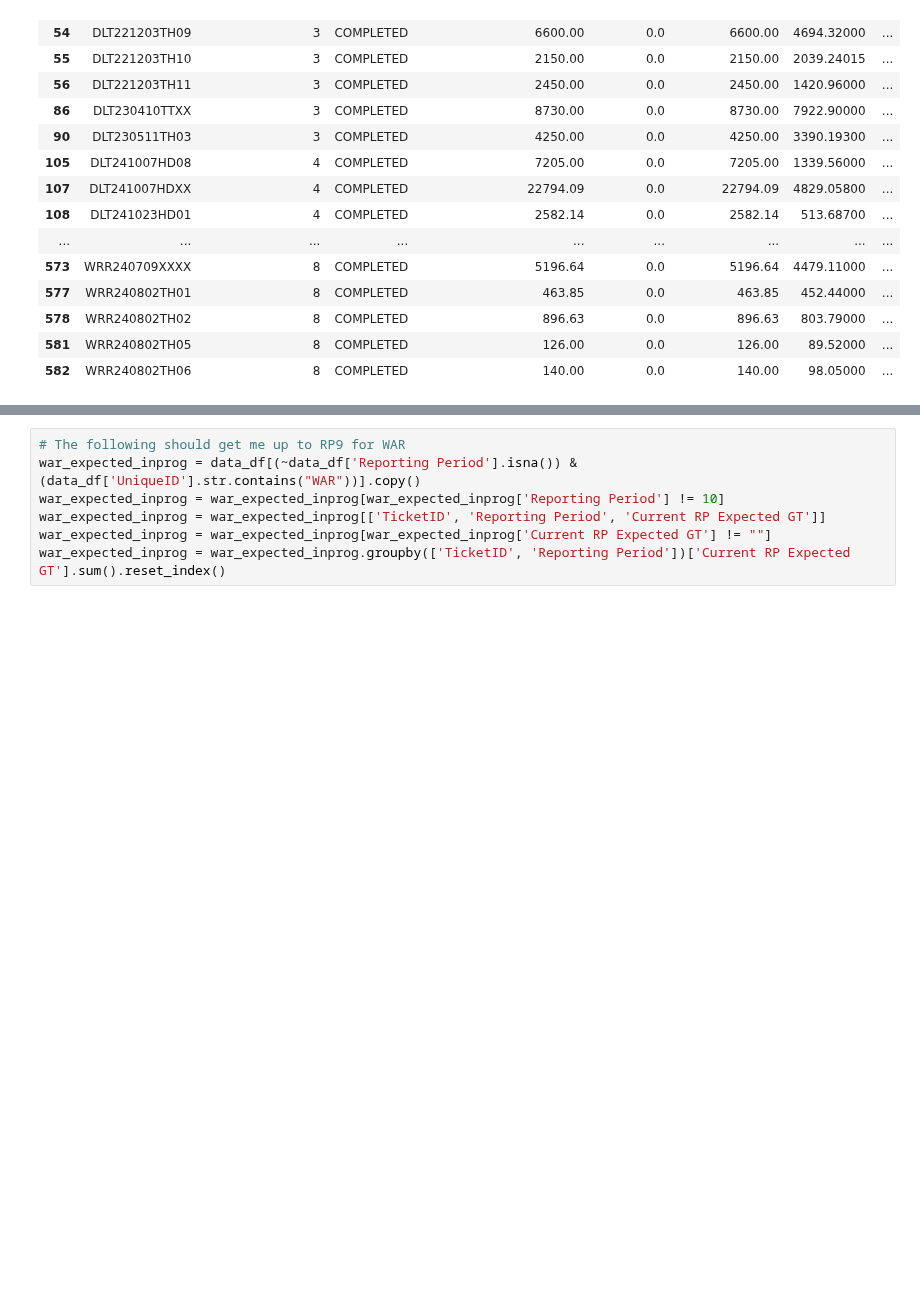
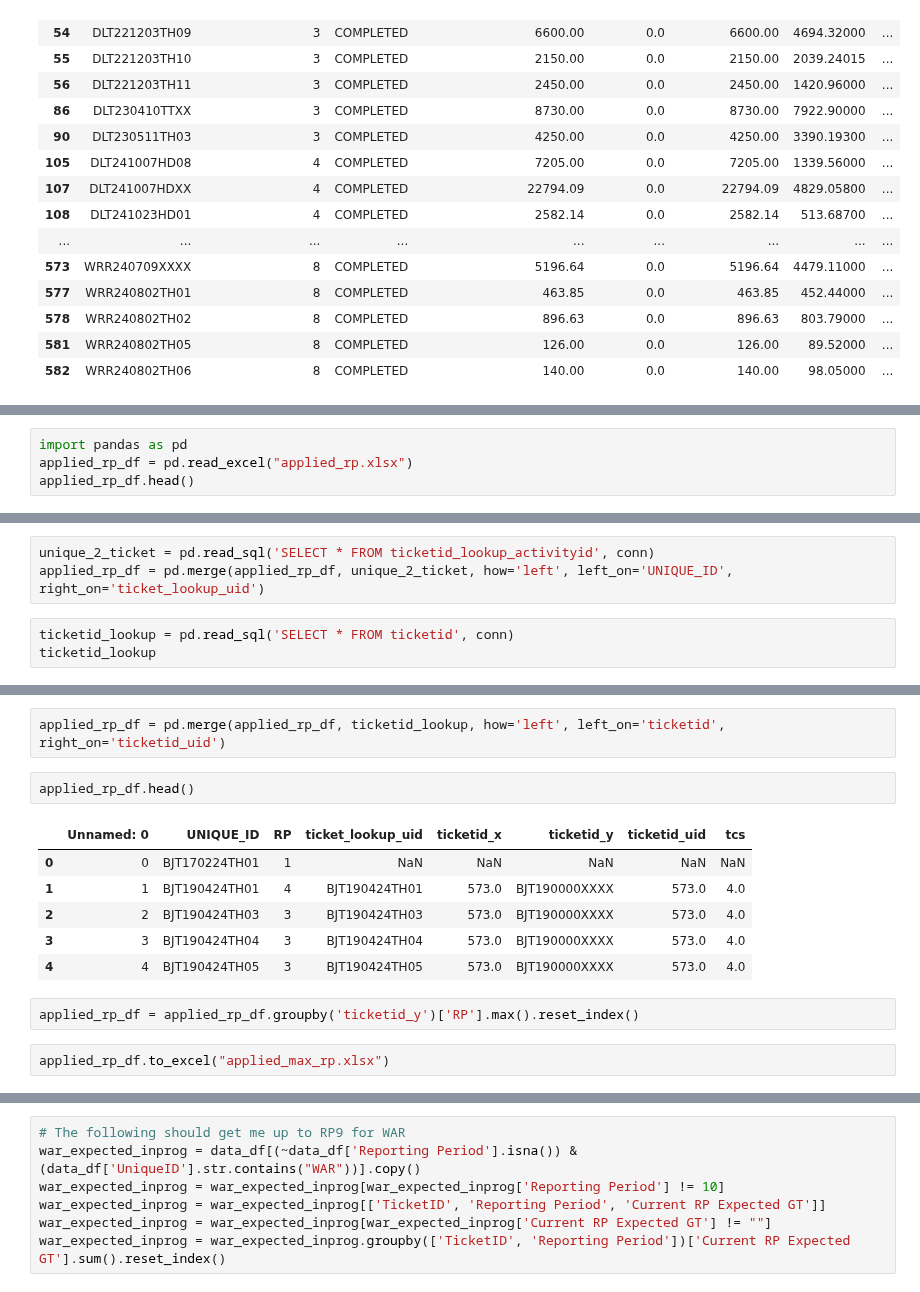
Before and after one commit to BilyBrown/sqlite3-tutorial, a Jupyter notebook: make_db_trial_v0.ipynb, the cells around one changed output, grey strips where cells are left out. Cells and saved outputs as stored; diff of their text form; blank space fills up the shorter version.

```diff
--- a/make_db_trial_v0.ipynb
+++ b/make_db_trial_v0.ipynb
@@ -768,0 +808,4 @@ trial_w_harvest[(trial_w_harvest['difference'] > 0) & (trial_w_harvest['Status']
+# %%
+import pandas as pd
+applied_rp_df = pd.read_excel("applied_rp.xlsx")
+applied_rp_df.head()
@@ -768,0 +819,6 @@ trial_w_harvest[(trial_w_harvest['difference'] > 0) & (trial_w_harvest['Status']
+# %%
+unique_2_ticket = pd.read_sql('SELECT * FROM ticketid_lookup_activityid', conn)
+applied_rp_df = pd.merge(applied_rp_df, unique_2_ticket, how='left', left_on='UNIQUE_ID', right_on='ticket_lookup_uid')
+# %%
+ticketid_lookup = pd.read_sql('SELECT * FROM ticketid', conn)
+ticketid_lookup
@@ -768,0 +848,15 @@ trial_w_harvest[(trial_w_harvest['difference'] > 0) & (trial_w_harvest['Status']
+# %%
+applied_rp_df = pd.merge(applied_rp_df, ticketid_lookup, how='left', left_on='ticketid', right_on='ticketid_uid')
+# %%
+applied_rp_df.head()
+# %% [output]
+|  | Unnamed: 0 | UNIQUE_ID | RP | ticket_lookup_uid | ticketid_x | ticketid_y | ticketid_uid | tcs |
+| 0 | 0 | BJT170224TH01 | 1 | NaN | NaN | NaN | NaN | NaN |
+| 1 | 1 | BJT190424TH01 | 4 | BJT190424TH01 | 573.0 | BJT190000XXXX | 573.0 | 4.0 |
+| 2 | 2 | BJT190424TH03 | 3 | BJT190424TH03 | 573.0 | BJT190000XXXX | 573.0 | 4.0 |
+| 3 | 3 | BJT190424TH04 | 3 | BJT190424TH04 | 573.0 | BJT190000XXXX | 573.0 | 4.0 |
+| 4 | 4 | BJT190424TH05 | 3 | BJT190424TH05 | 573.0 | BJT190000XXXX | 573.0 | 4.0 |
+# %%
+applied_rp_df = applied_rp_df.groupby('ticketid_y')['RP'].max().reset_index()
+# %%
+applied_rp_df.to_excel("applied_max_rp.xlsx")
```
Also changed, not shown: parts of 18 cells of this notebook.
